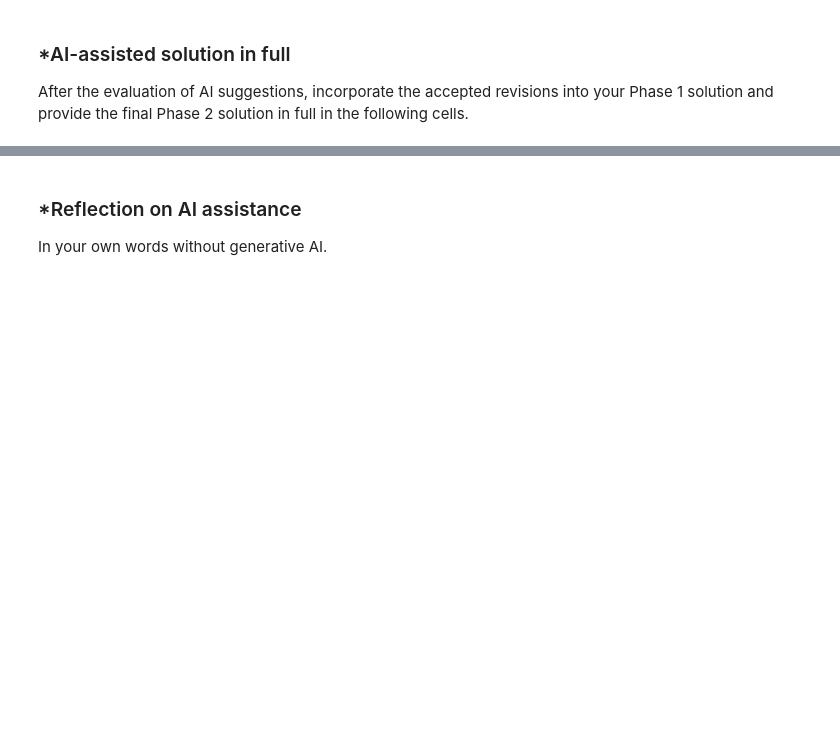
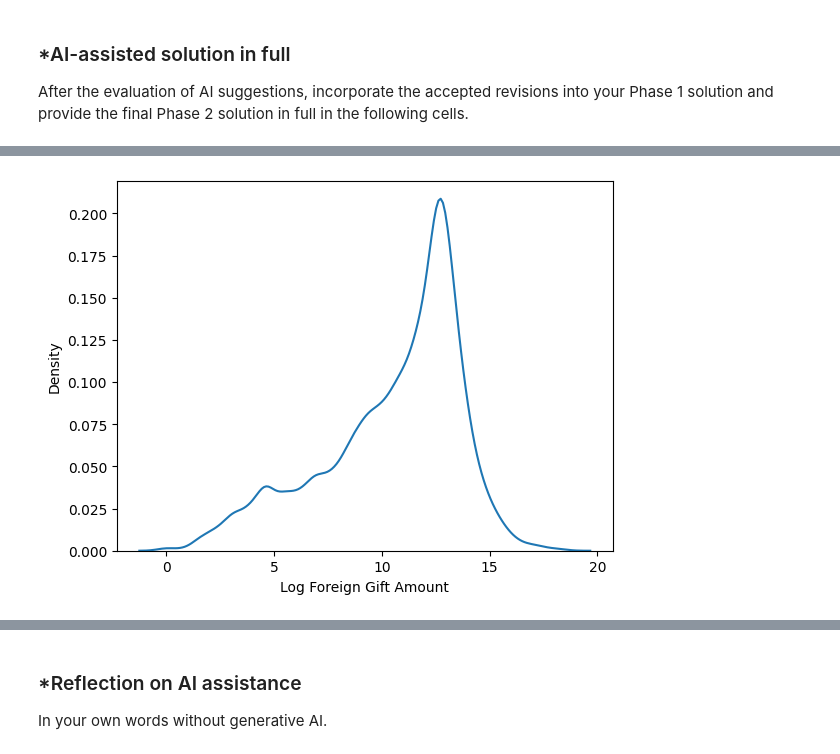
Before and after one commit to andrewniscool/A02-eda-and-visualization, a Jupyter notebook: notebook.ipynb, the cells around one changed output, grey strips where cells are left out. Saved outputs shown, nothing was run; the diff lists cells and outputs as text; code cells hidden in the pictures; blank space fills up the shorter version.

```diff
--- a/notebook.ipynb
+++ b/notebook.ipynb
@@ -332,0 +499,17 @@ After the evaluation of AI suggestions, incorporate the accepted revisions into
+# %%
+positive_gifts_df = foreign_gifts_df2[
+    foreign_gifts_df2["Foreign Gift Amount"] > 0
+].copy()
+
+positive_gifts_df["Log Foreign Gift Amount"] = np.log(
+    positive_gifts_df["Foreign Gift Amount"]
+)
+sns.kdeplot(
+    data=positive_gifts_df,
+    x="Log Foreign Gift Amount"
+)
+
+plt.xlabel("Log Foreign Gift Amount")
+plt.show()
+# %% [output]
+[figure, added]
```
Also changed, not shown: parts of 24 cells of this notebook.
